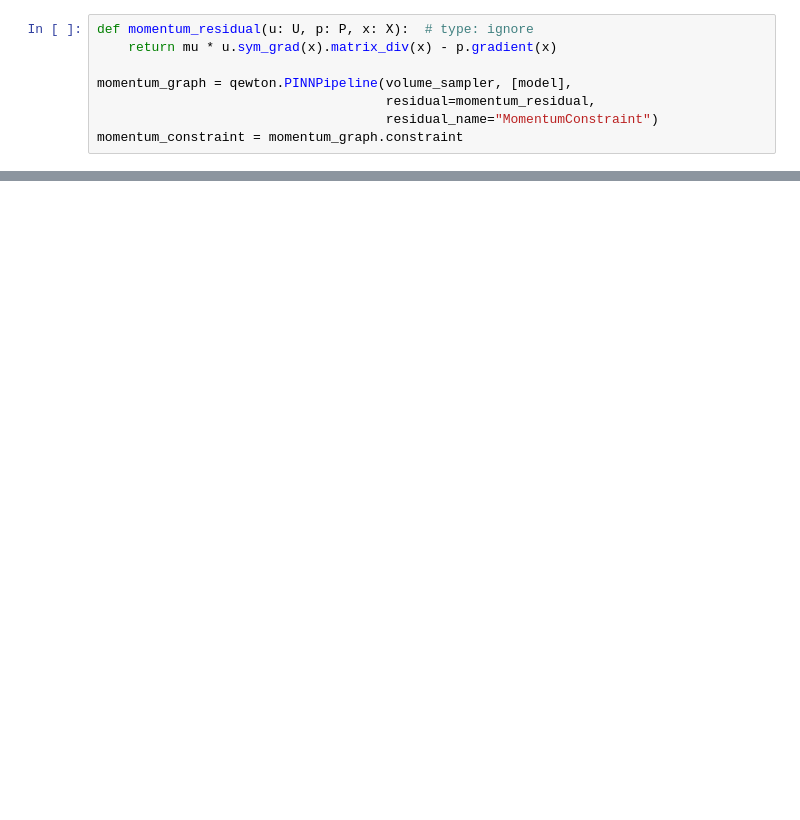
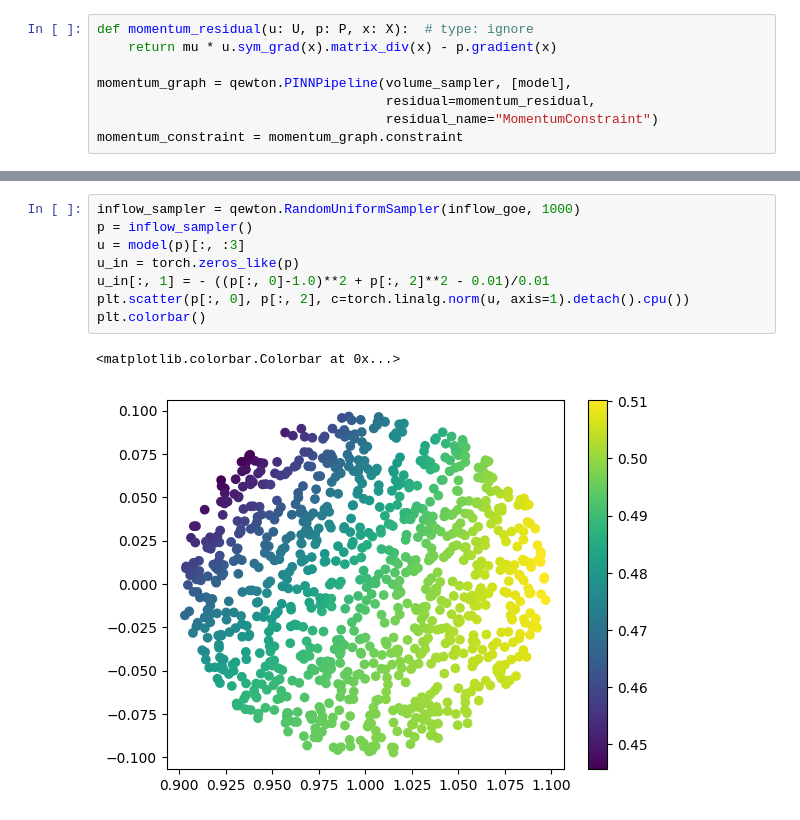
Before and after one commit to Qewton-Labs/Qewton, a Jupyter notebook: examples/PINN/stokes.ipynb, the cells around one changed output, grey strips where cells are left out. Drawn from its saved outputs; the diff is of its cells as text; blank space fills up the shorter version.

```diff
--- a/examples/PINN/stokes.ipynb
+++ b/examples/PINN/stokes.ipynb
@@ -158,0 +206,11 @@ plt.show()
+# %%
+inflow_sampler = qewton.RandomUniformSampler(inflow_goe, 1000)
+p = inflow_sampler()
+u = model(p)[:, :3]
+u_in = torch.zeros_like(p)
+u_in[:, 1] = - ((p[:, 0]-1.0)**2 + p[:, 2]**2 - 0.01)/0.01
+plt.scatter(p[:, 0], p[:, 2], c=torch.linalg.norm(u, axis=1).detach().cpu())
+plt.colorbar()
+# %% [output]
+<matplotlib.colorbar.Colorbar at 0x...>
+[figure, added]
```
Also changed, not shown: parts of 13 cells of this notebook, 19 other files.
